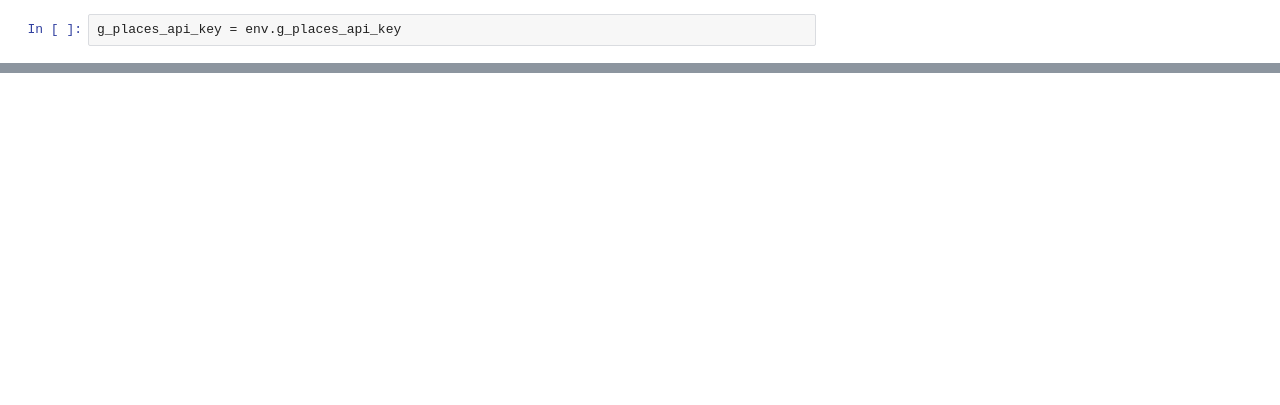
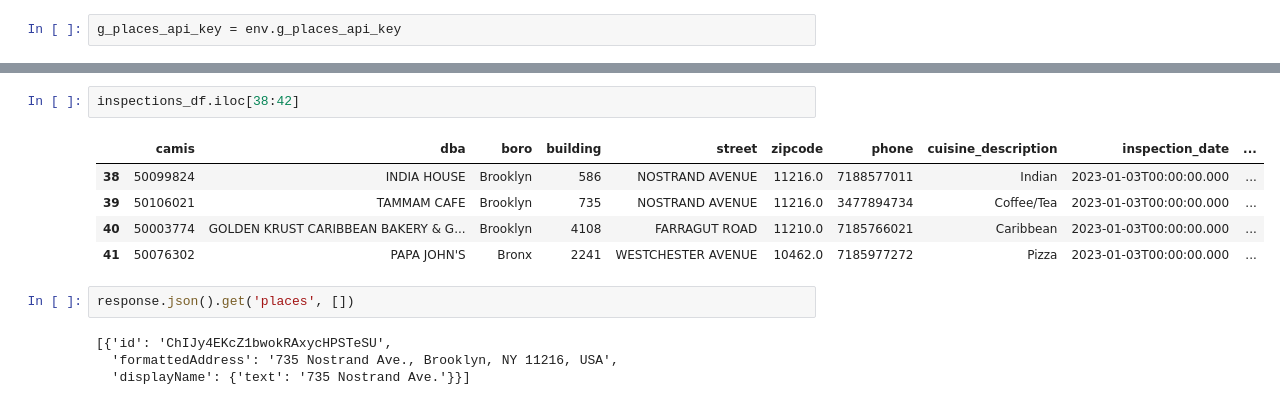
Before and after one commit to Somerville-2023/New-York-health-Inspection-Prediction, a Jupyter notebook: john-folder/john_acquire_g_places.ipynb, the cells around one changed output, grey strips where cells are left out. Cells and saved outputs as stored; diff of their text form; blank space fills up the shorter version.

```diff
--- a/john-folder/john_acquire_g_places.ipynb
+++ b/john-folder/john_acquire_g_places.ipynb
@@ -150,0 +508,14 @@ response
+# %%
+inspections_df.iloc[38:42]
+# %% [output]
+|  | camis | dba | boro | building | street | zipcode | phone | cuisine_description | inspection_date | ... |
+| 38 | 50099824 | INDIA HOUSE | Brooklyn | 586 | NOSTRAND AVENUE | 11216.0 | 7188577011 | Indian | 2023-01-03T00:00:00.000 | ... |
+| 39 | 50106021 | TAMMAM CAFE | Brooklyn | 735 | NOSTRAND AVENUE | 11216.0 | 3477894734 | Coffee/Tea | 2023-01-03T00:00:00.000 | ... |
+| 40 | 50003774 | GOLDEN KRUST CARIBBEAN BAKERY & G... | Brooklyn | 4108 | FARRAGUT ROAD | 11210.0 | 7185766021 | Caribbean | 2023-01-03T00:00:00.000 | ... |
+| 41 | 50076302 | PAPA JOHN'S | Bronx | 2241 | WESTCHESTER AVENUE | 10462.0 | 7185977272 | Pizza | 2023-01-03T00:00:00.000 | ... |
+# %%
+response.json().get('places', [])
+# %% [output]
+[{'id': 'ChIJy4EKcZ1bwokRAxycHPSTeSU',
+  'formattedAddress': '735 Nostrand Ave., Brooklyn, NY 11216, USA',
+  'displayName': {'text': '735 Nostrand Ave.'}}]
```
Also changed, not shown: parts of 30 cells of this notebook, 1 other file.
